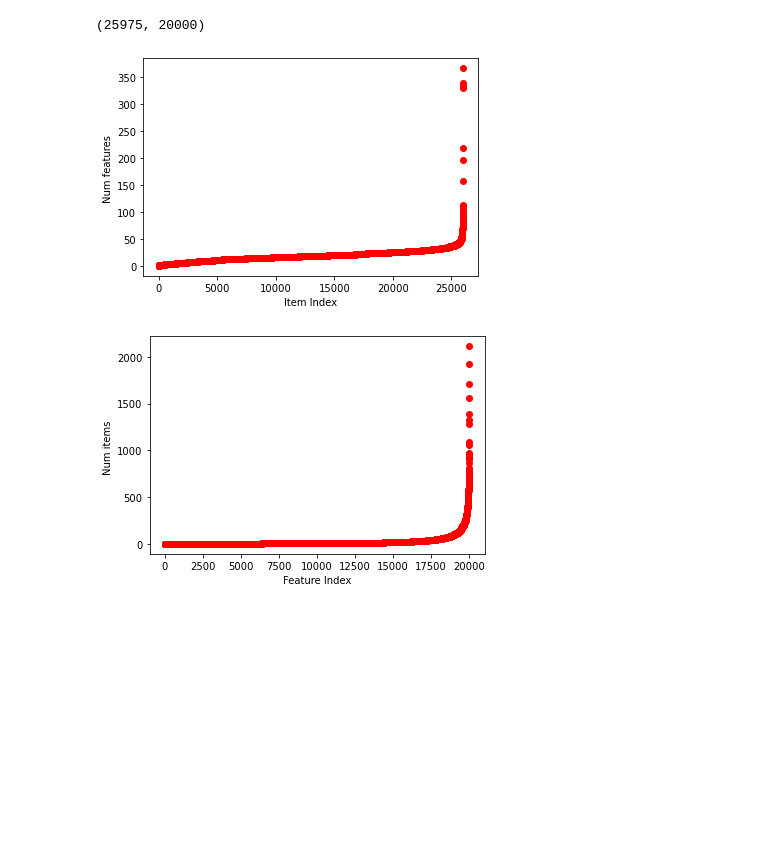
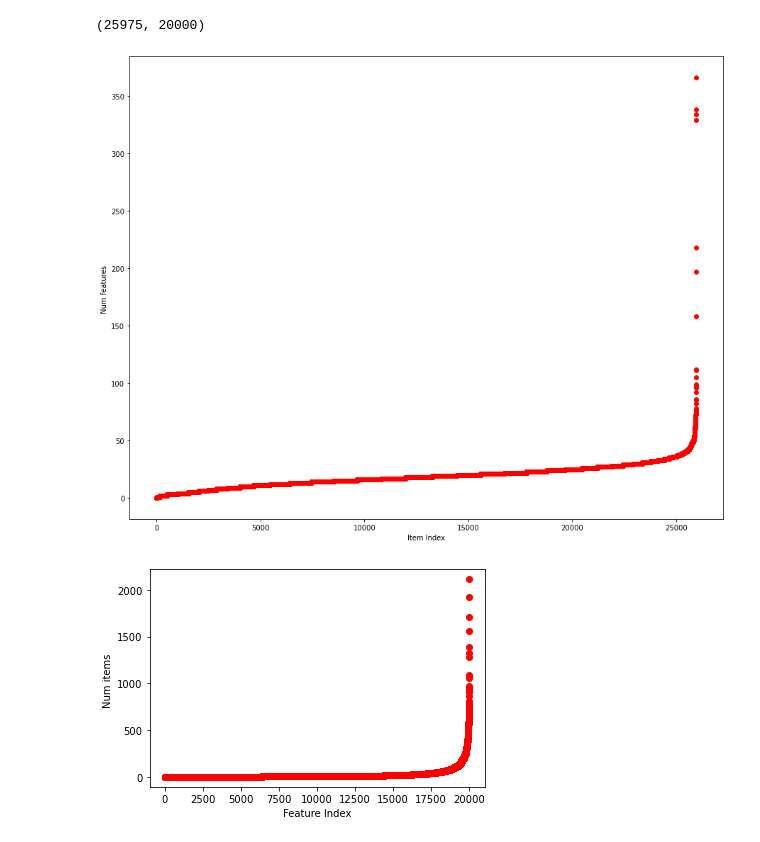
Before and after one commit to mattiasu96/Recommender-Systems-Challenge, a Jupyter notebook: New Challenge Data/KNNItemCBF.ipynb, the cells around one changed output. Cells and saved outputs as stored; diff of their text form; code cells hidden in the pictures; blank space fills up the shorter version.

```diff
--- a/New Challenge Data/KNNItemCBF.ipynb
+++ b/New Challenge Data/KNNItemCBF.ipynb
@@ -129,13 +129,14 @@ items_per_feature = np.sort(items_per_feature)
 # %%
 import matplotlib.pyplot as pyplot
 %matplotlib inline
+plt.figure(figsize=(15,12))
 
 plt.plot(features_per_item, 'ro')
 plt.ylabel('Num features ')
 plt.xlabel('Item Index')
 plt.show()
 # %% [output]
-[figure, old version]
+[figure, new version]
 # %%
 plt.plot(items_per_feature, 'ro')
 plt.ylabel('Num items ')
```
Also changed, not shown: parts of 5 cells of this notebook, 3 other files.
